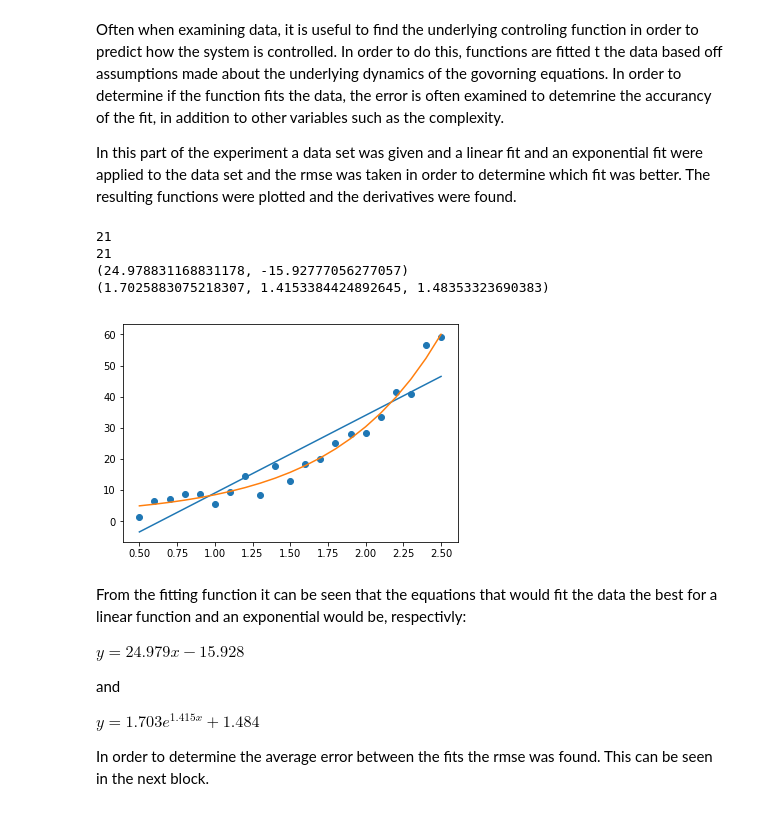
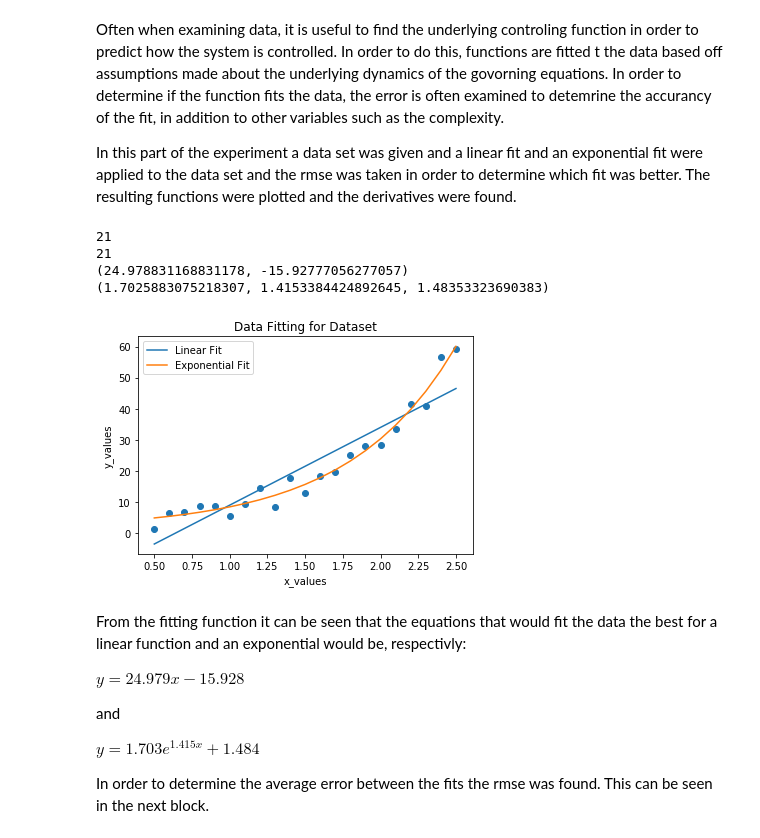
Before and after one commit to jelrae/compBio1, a Jupyter notebook: Final_Smart.ipynb, the cells around one changed output. Cells and saved outputs as stored; diff of their text form; code cells hidden in the pictures.

Commit message:
Added Labels

```diff
--- a/Final_Smart.ipynb
+++ b/Final_Smart.ipynb
@@ -68,36 +68,41 @@ def model_exp(t, A, K, C):
 def fit_exp_nonlin(t, y):
     A = 1
     K = 1
     opt_parms, parm_cov = sp.curve_fit(model_exp, t, y, p0=(A, K, 0))
     A, K, C = opt_parms
     return A, K, C
 
 x_myData = np.arange(0.5, 2.6, 0.1)
 y_myData = [1.27,6.58,7.00,8.83,8.66,5.53,9.33,14.57,8.51,17.61,12.94,18.45,19.85,25.03,28.14,28.31,33.41,41.43,40.87,56.71,59.32]
 print(len(x_myData))
 print(len(y_myData))
 
 plt.scatter(x_myData,y_myData)
 m,b = np.polyfit(x_myData, y_myData, 1)
 m2,b2 = np.polyfit(np.exp(x_myData), y_myData, 1)
 print(m, b)
 
 y_linfit = [x*m+b for x in x_myData]
 
 a, k, c = fit_exp_nonlin(x_myData, y_myData)
 
 y_expfit = [model_exp(x,a,k,c) for x in x_myData]
 
-plt.plot(x_myData, y_linfit)
-plt.plot(x_myData, y_expfit)
+
+plt.title("Data Fitting for Dataset")
+plt.xlabel("x_values")
+plt.ylabel("y_values")
+plt.plot(x_myData, y_linfit, label = "Linear Fit")
+plt.plot(x_myData, y_expfit, label = "Exponential Fit")
+plt.legend()
 
 print(a,k,c)
 # %% [output]
 21
 21
 (24.978831168831178, -15.92777056277057)
 (1.7025883075218307, 1.4153384424892645, 1.48353323690383)
-[figure, old version]
+[figure, new version]
 # %% [markdown]
 From the fitting function it can be seen that the equations that would fit the data the best for a linear function and an exponential would be, respectivly:
 
```
Also changed, not shown: parts of 1 cell of this notebook.
